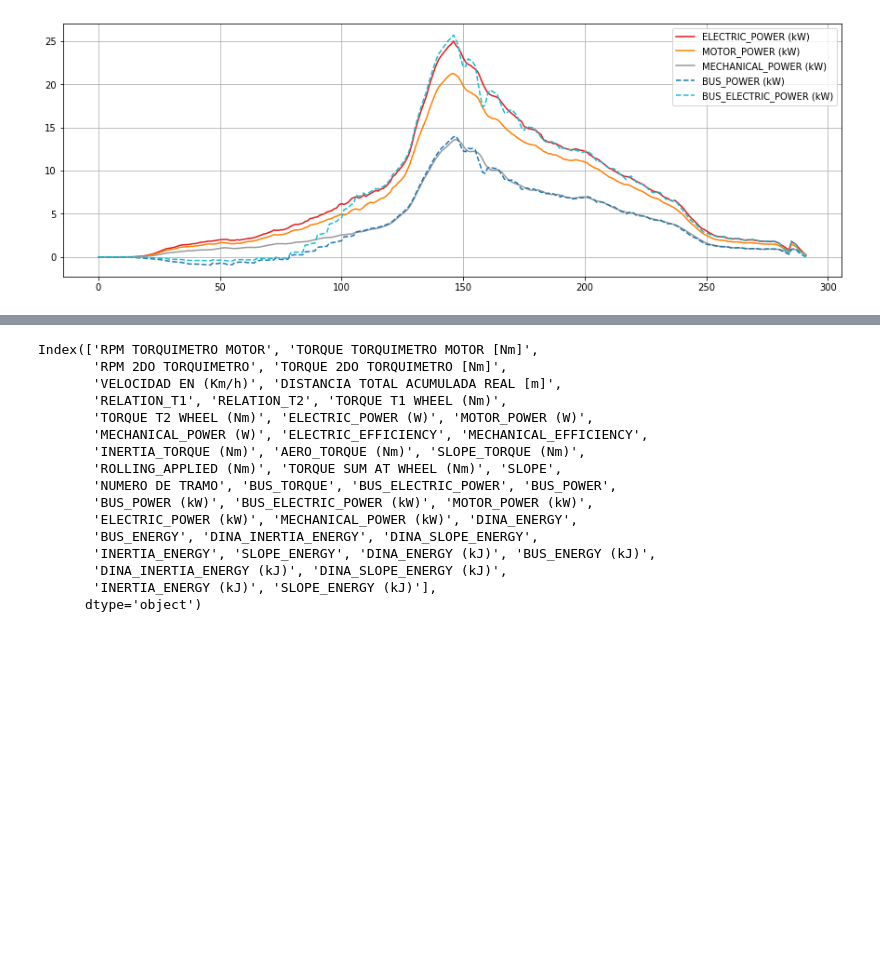
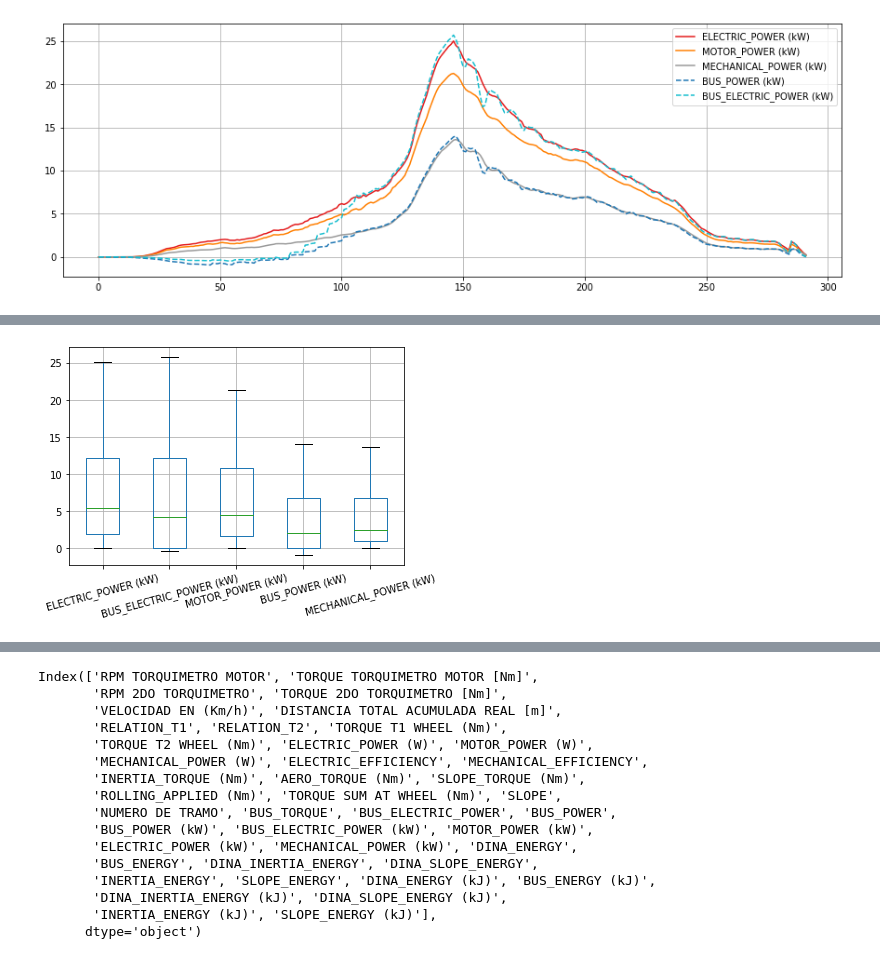
Before and after one commit to DanielSenseAI/transporte, a Jupyter notebook: AnalisisPruebas.ipynb, the cells around one changed output, grey strips where cells are left out. Cells and saved outputs as stored; diff of their text form; code cells hidden in the pictures; blank space fills up the shorter version.

```diff
--- a/AnalisisPruebas.ipynb
+++ b/AnalisisPruebas.ipynb
@@ -476,2 +482,6 @@ plot_prueba(data_f, mode = 4)
+# %%
+boxplot = data_f.boxplot(column=['ELECTRIC_POWER (kW)', 'BUS_ELECTRIC_POWER (kW)', 'MOTOR_POWER (kW)', 'BUS_POWER (kW)', 'MECHANICAL_POWER (kW)'], rot=15)
+# %% [output]
+[figure, added]
 # %%
 plot_prueba(data_f, mode = 4, ini=145, fin = 190, h_size = 6, v_size = 5, label_w = 1.5)
```
Also changed, not shown: parts of 9 cells of this notebook.
